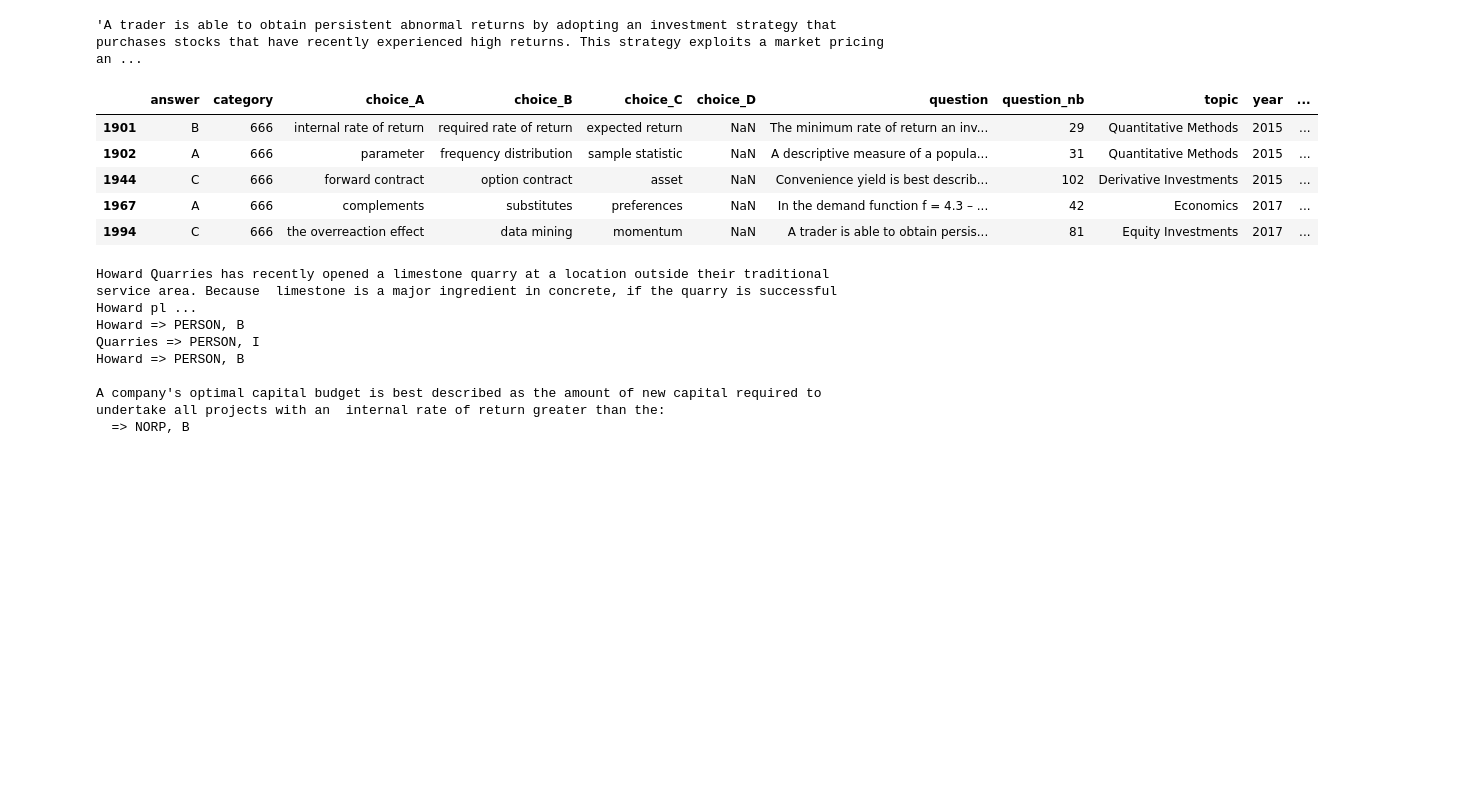
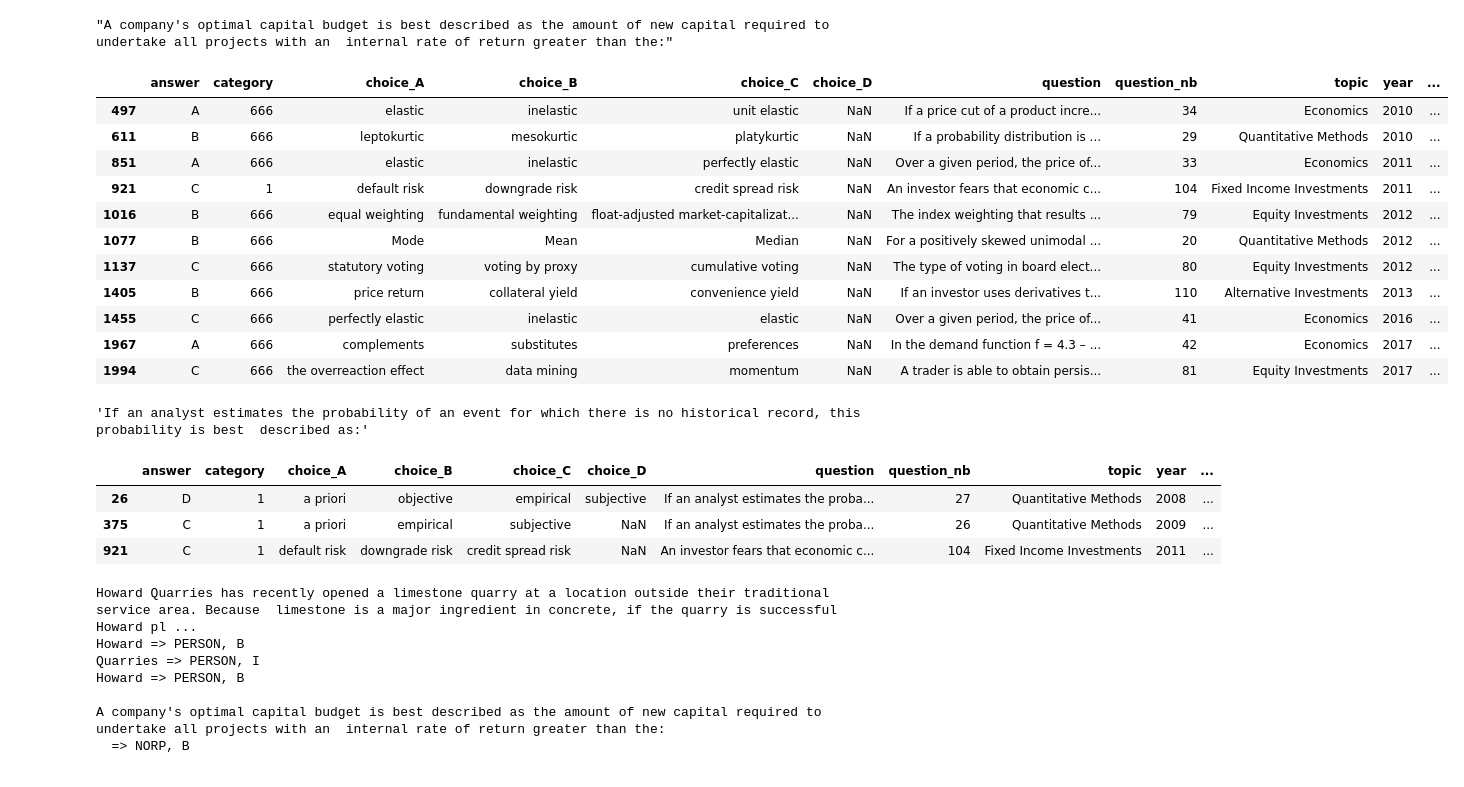
Before and after one commit to CfaBotTeam/CfaBot, a Jupyter notebook: Playground/Classify_Questions.ipynb, the cells around one changed output. Cells and saved outputs as stored; diff of their text form; code cells hidden in the pictures; blank space fills up the shorter version.

```diff
--- a/Playground/Classify_Questions.ipynb
+++ b/Playground/Classify_Questions.ipynb
@@ -232,4 +246,4 @@ write_problems(all_df)
 # %%
-all_df.loc[1994, 'question']
+all_df.loc[192, 'question']
 # %% [output]
-'A trader is able to obtain persistent abnormal returns by adopting an investment strategy that purchases stocks that have recently experienced high returns. This strategy exploits a market pricing an ...
+"A company's optimal capital budget is best described as the amount of new capital required to undertake all projects with an  internal rate of return greater than the:"
@@ -236,14 +265,31 @@ all_df.loc[1994, 'question']
 # %%
 filters = all_df['predicted_category'] == QuestionCategory.DEF_KEYWORD
-filters &= all_df['real_category'] == QuestionCategory.OTHER
+filters &= all_df['real_category'] != QuestionCategory.DEF_KEYWORD
 all_df[filters]
 # %% [output]
 |  | answer | category | choice_A | choice_B | choice_C | choice_D | question | question_nb | topic | year | ... |
-| 1901 | B | 666 | internal rate of return | required rate of return | expected return | NaN | The minimum rate of return an inv... | 29 | Quantitative Methods | 2015 | ... |
-| 1902 | A | 666 | parameter | frequency distribution | sample statistic | NaN | A descriptive measure of a popula... | 31 | Quantitative Methods | 2015 | ... |
-| 1944 | C | 666 | forward contract | option contract | asset | NaN | Convenience yield is best describ... | 102 | Derivative Investments | 2015 | ... |
+| 497 | A | 666 | elastic | inelastic | unit elastic | NaN | If a price cut of a product incre... | 34 | Economics | 2010 | ... |
+| 611 | B | 666 | leptokurtic | mesokurtic | platykurtic | NaN | If a probability distribution is ... | 29 | Quantitative Methods | 2010 | ... |
+| 851 | A | 666 | elastic | inelastic | perfectly elastic | NaN | Over a given period, the price of... | 33 | Economics | 2011 | ... |
+| 921 | C | 1 | default risk | downgrade risk | credit spread risk | NaN | An investor fears that economic c... | 104 | Fixed Income Investments | 2011 | ... |
+| 1016 | B | 666 | equal weighting | fundamental weighting | float-adjusted market-capitalizat... | NaN | The index weighting that results ... | 79 | Equity Investments | 2012 | ... |
+| 1077 | B | 666 | Mode | Mean | Median | NaN | For a positively skewed unimodal ... | 20 | Quantitative Methods | 2012 | ... |
+| 1137 | C | 666 | statutory voting | voting by proxy | cumulative voting | NaN | The type of voting in board elect... | 80 | Equity Investments | 2012 | ... |
+| 1405 | B | 666 | price return | collateral yield | convenience yield | NaN | If an investor uses derivatives t... | 110 | Alternative Investments | 2013 | ... |
+| 1455 | C | 666 | perfectly elastic | inelastic | elastic | NaN | Over a given period, the price of... | 41 | Economics | 2016 | ... |
 | 1967 | A | 666 | complements | substitutes | preferences | NaN | In the demand function f = 4.3 – ... | 42 | Economics | 2017 | ... |
 | 1994 | C | 666 | the overreaction effect | data mining | momentum | NaN | A trader is able to obtain persis... | 81 | Equity Investments | 2017 | ... |
+# %%
+all_df.loc[26, 'question']
+# %% [output]
+'If an analyst estimates the probability of an event for which there is no historical record, this probability is best  described as:'
+# %%
+all_df[all_df['real_category'] == QuestionCategory.DEF_KEYWORD_START_END]
+# %% [output]
+|  | answer | category | choice_A | choice_B | choice_C | choice_D | question | question_nb | topic | year | ... |
+| 26 | D | 1 | a priori | objective | empirical | subjective | If an analyst estimates the proba... | 27 | Quantitative Methods | 2008 | ... |
+| 375 | C | 1 | a priori | empirical | subjective | NaN | If an analyst estimates the proba... | 26 | Quantitative Methods | 2009 | ... |
+| 921 | C | 1 | default risk | downgrade risk | credit spread risk | NaN | An investor fears that economic c... | 104 | Fixed Income Investments | 2011 | ... |
 # %%
 def print_question_ner(index):
     print(all_df.loc[index]['question'])
```
Also changed, not shown: parts of 8 cells of this notebook, 6 other files.
